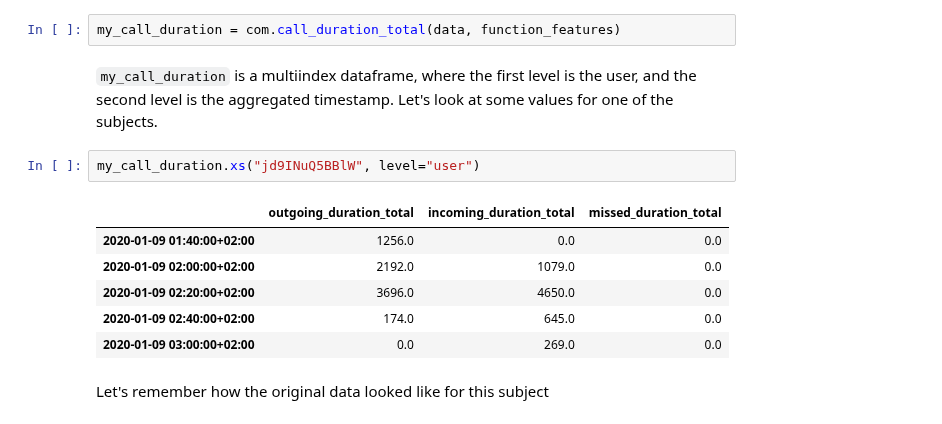
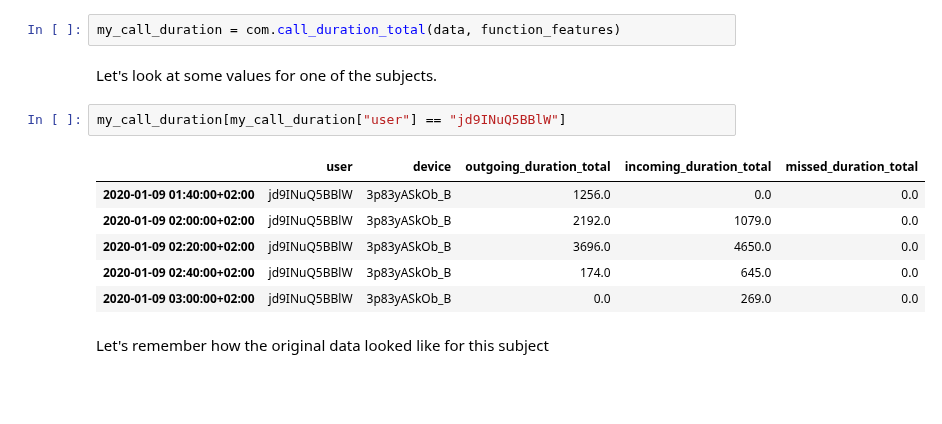
Before and after one commit to digitraceslab/niimpy, a Jupyter notebook: docs/demo_notebooks/communication.ipynb, the cells around one changed output. Cells and saved outputs as stored; diff of their text form; blank space fills up the shorter version.

```diff
--- a/docs/demo_notebooks/communication.ipynb
+++ b/docs/demo_notebooks/communication.ipynb
@@ -149,16 +149,16 @@ Now let's use the function to preprocess the data.
 # %%
 my_call_duration = com.call_duration_total(data, function_features)
 # %% [markdown]
-`my_call_duration` is a multiindex dataframe, where the first level is the user, and the second level is the aggregated timestamp. Let's look at some values for one of the subjects.
+Let's look at some values for one of the subjects.
-# %%
-my_call_duration.xs("jd9INuQ5BBlW", level="user")
-# %% [output]
-|  | outgoing_duration_total | incoming_duration_total | missed_duration_total |
-| 2020-01-09 01:40:00+02:00 | 1256.0 | 0.0 | 0.0 |
-| 2020-01-09 02:00:00+02:00 | 2192.0 | 1079.0 | 0.0 |
-| 2020-01-09 02:20:00+02:00 | 3696.0 | 4650.0 | 0.0 |
-| 2020-01-09 02:40:00+02:00 | 174.0 | 645.0 | 0.0 |
-| 2020-01-09 03:00:00+02:00 | 0.0 | 269.0 | 0.0 |
+# %%
+my_call_duration[my_call_duration["user"] == "jd9INuQ5BBlW"]
+# %% [output]
+|  | user | device | outgoing_duration_total | incoming_duration_total | missed_duration_total |
+| 2020-01-09 01:40:00+02:00 | jd9INuQ5BBlW | 3p83yASkOb_B | 1256.0 | 0.0 | 0.0 |
+| 2020-01-09 02:00:00+02:00 | jd9INuQ5BBlW | 3p83yASkOb_B | 2192.0 | 1079.0 | 0.0 |
+| 2020-01-09 02:20:00+02:00 | jd9INuQ5BBlW | 3p83yASkOb_B | 3696.0 | 4650.0 | 0.0 |
+| 2020-01-09 02:40:00+02:00 | jd9INuQ5BBlW | 3p83yASkOb_B | 174.0 | 645.0 | 0.0 |
+| 2020-01-09 03:00:00+02:00 | jd9INuQ5BBlW | 3p83yASkOb_B | 0.0 | 269.0 | 0.0 |
 # %% [markdown]
 Let's remember how the original data looked like for this subject
 # %%
```
Also changed, not shown: parts of 11 cells of this notebook, 3 other files.
